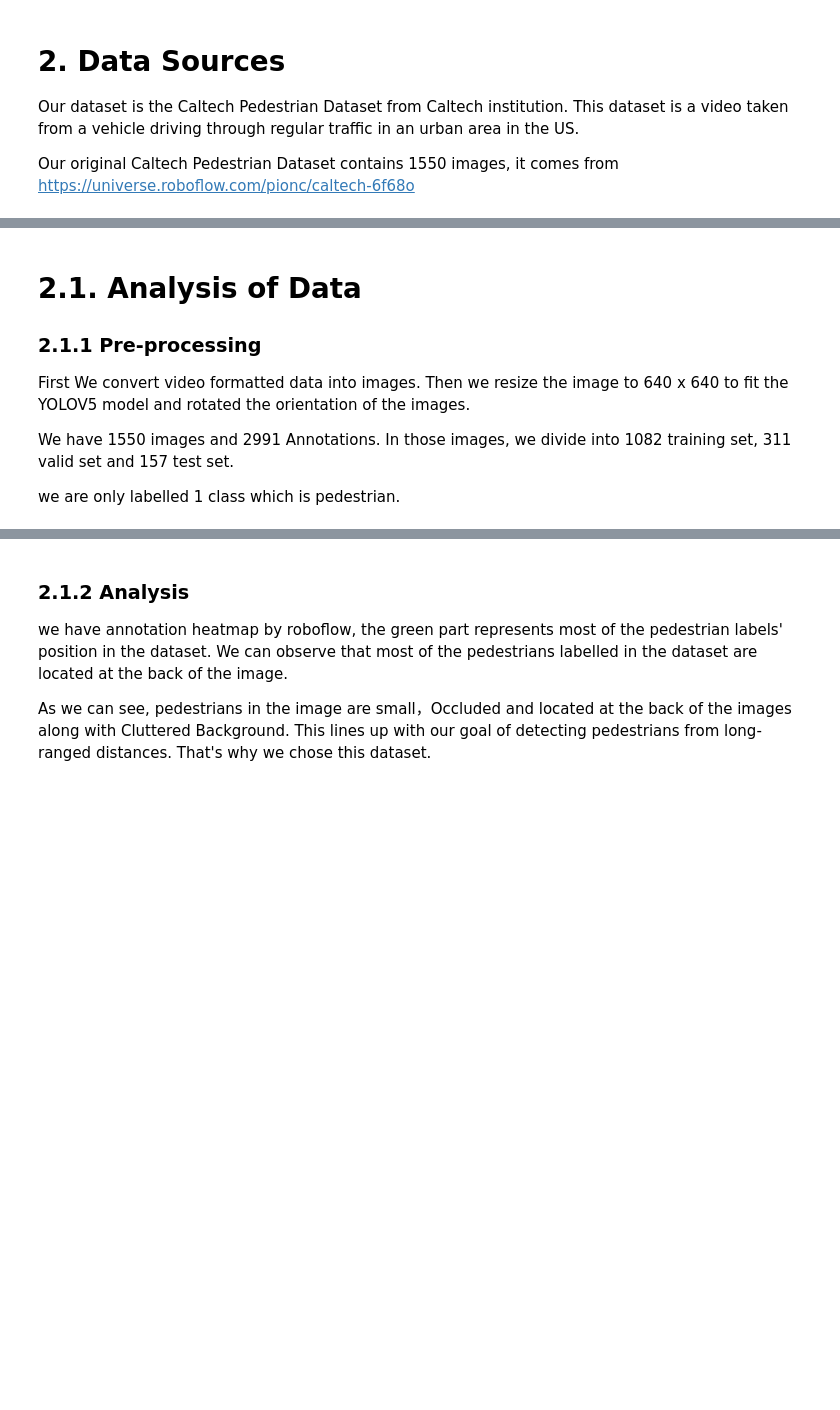
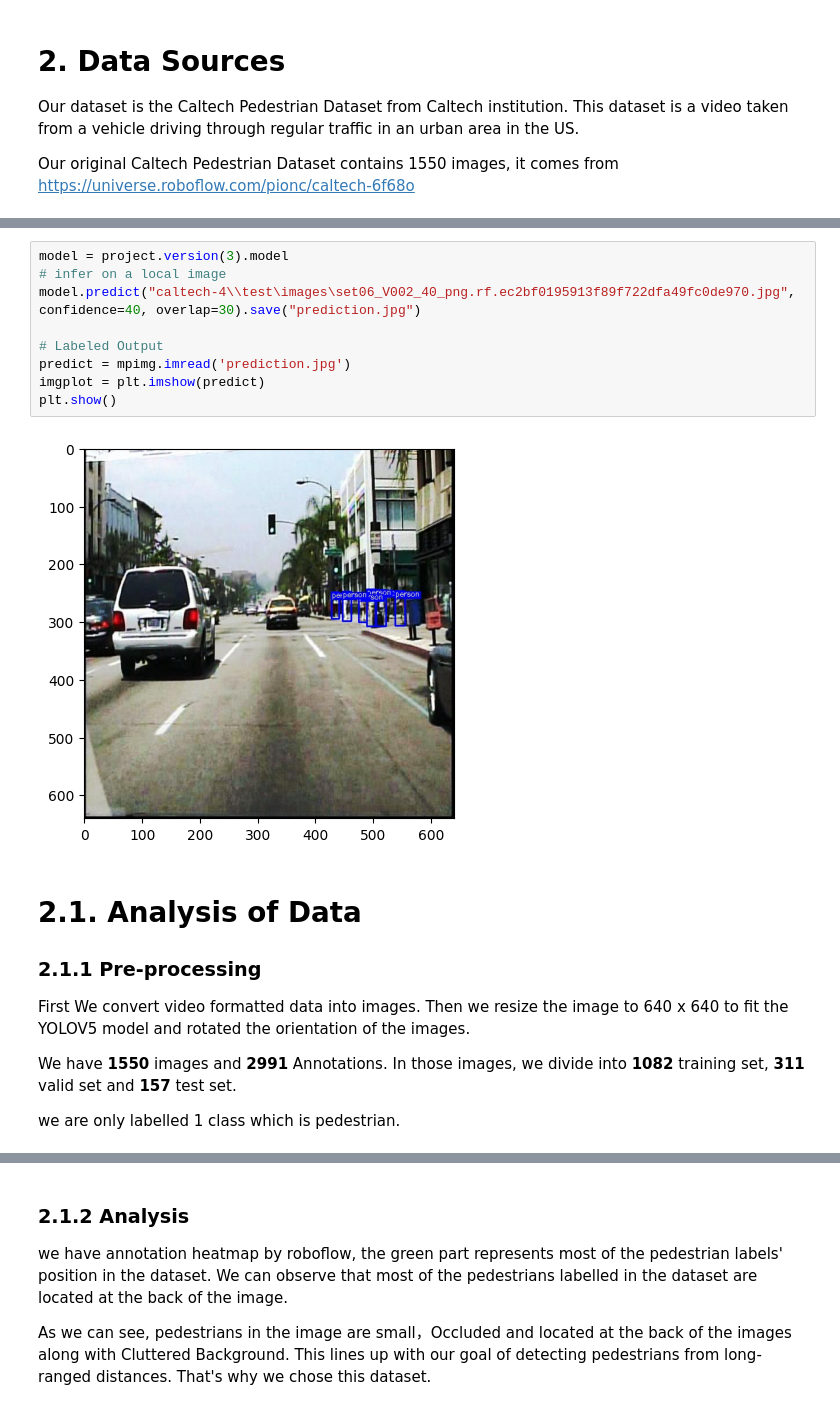
Before and after one commit to Bigbugman/yolov5-pedestrian-dection, a Jupyter notebook: submission.ipynb, the cells around one changed output, grey strips where cells are left out. Saved outputs shown, nothing was run; the diff lists cells and outputs as text; blank space fills up the shorter version.

```diff
--- a/submission.ipynb
+++ b/submission.ipynb
@@ -53,8 +57,19 @@ There is the example of the dataset:
+# %%
+model = project.version(3).model
+# infer on a local image
+model.predict("caltech-4\\test\images\set06_V002_40_png.rf.ec2bf0195913f89f722dfa49fc0de970.jpg", confidence=40, overlap=30).save("prediction.jpg")
+
+# Labeled Output
+predict = mpimg.imread('prediction.jpg')
+imgplot = plt.imshow(predict)
+plt.show()
+# %% [output]
+[figure, added]
 # %% [markdown]
 # 2.1. Analysis of Data
 ### 2.1.1  Pre-processing
 First We convert video formatted data into images. Then we resize the image to 640 x 640 to fit the YOLOV5 model and rotated the orientation of the images.
 
-We have 1550 images and 2991 Annotations. In those images, we divide into 1082 training set, 311 valid set and 157 test set.
+We have **1550** images and **2991** Annotations. In those images, we divide into **1082** training set, **311** valid set and **157** test set.
 
 we are only labelled 1 class which is pedestrian.
```
Also changed, not shown: parts of 11 cells of this notebook.
